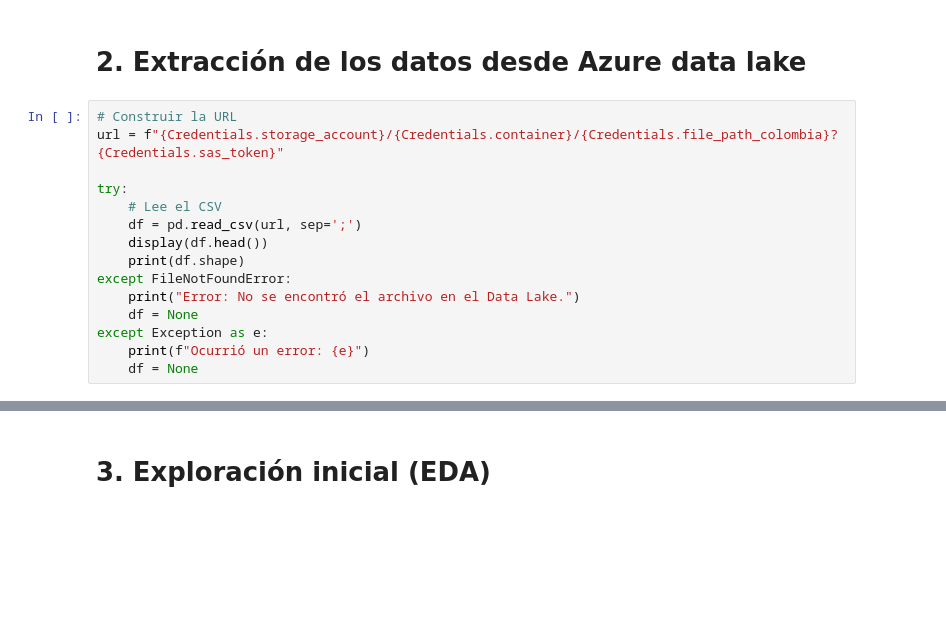
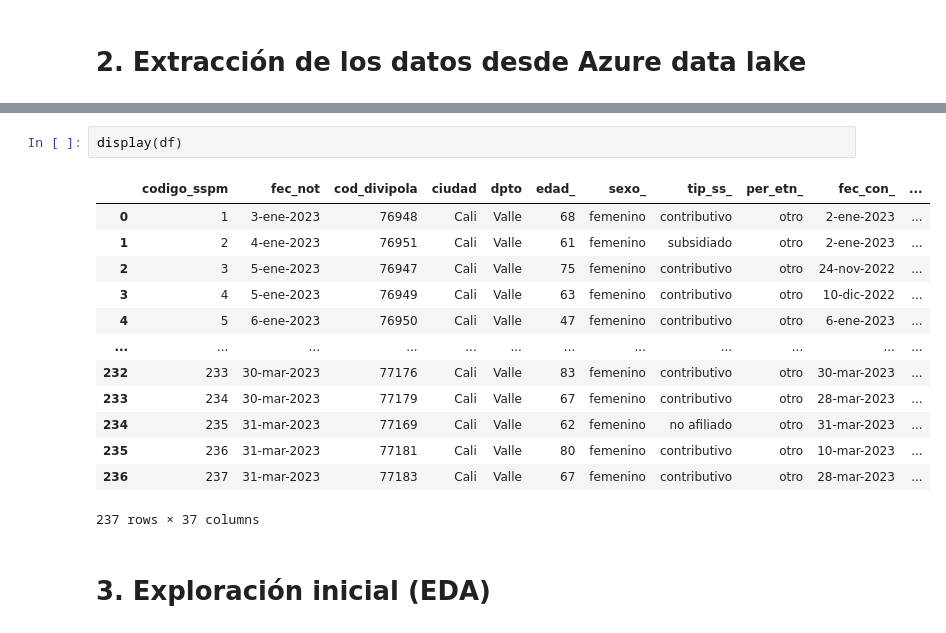
Before and after one commit to jonathandzrtg/Breast_Cancer, a Jupyter notebook: ETL_Colombia.ipynb, the cells around one changed output, grey strips where cells are left out. Drawn from its saved outputs; the diff is of its cells as text; blank space fills up the shorter version.

```diff
--- a/ETL_Colombia.ipynb
+++ b/ETL_Colombia.ipynb
@@ -25,17 +63,2 @@ import Credentials
 # %% [markdown]
 # 2. Extracción de los datos desde Azure data lake
-# %%
-# Construir la URL
-url = f"{Credentials.storage_account}/{Credentials.container}/{Credentials.file_path_colombia}?{Credentials.sas_token}"
-
-try:
-    # Lee el CSV
-    df = pd.read_csv(url, sep=';')
-    display(df.head())
-    print(df.shape)
-except FileNotFoundError:
-    print("Error: No se encontró el archivo en el Data Lake.")
-    df = None
-except Exception as e:
-    print(f"Ocurrió un error: {e}")
-    df = None
@@ -50,2 +96,18 @@ except Exception as e:
+# %%
+display(df)
+# %% [output]
+|  | codigo_sspm | fec_not | cod_divipola | ciudad | dpto | edad_ | sexo_ | tip_ss_ | per_etn_ | fec_con_ | ... |
+| 0 | 1 | 3-ene-2023 | 76948 | Cali | Valle | 68 | femenino | contributivo | otro | 2-ene-2023 | ... |
+| 1 | 2 | 4-ene-2023 | 76951 | Cali | Valle | 61 | femenino | subsidiado | otro | 2-ene-2023 | ... |
+| 2 | 3 | 5-ene-2023 | 76947 | Cali | Valle | 75 | femenino | contributivo | otro | 24-nov-2022 | ... |
+| 3 | 4 | 5-ene-2023 | 76949 | Cali | Valle | 63 | femenino | contributivo | otro | 10-dic-2022 | ... |
+| 4 | 5 | 6-ene-2023 | 76950 | Cali | Valle | 47 | femenino | contributivo | otro | 6-ene-2023 | ... |
+| ... | ... | ... | ... | ... | ... | ... | ... | ... | ... | ... | ... |
+| 232 | 233 | 30-mar-2023 | 77176 | Cali | Valle | 83 | femenino | contributivo | otro | 30-mar-2023 | ... |
+| 233 | 234 | 30-mar-2023 | 77179 | Cali | Valle | 67 | femenino | contributivo | otro | 28-mar-2023 | ... |
+| 234 | 235 | 31-mar-2023 | 77169 | Cali | Valle | 62 | femenino | no afiliado | otro | 31-mar-2023 | ... |
+| 235 | 236 | 31-mar-2023 | 77181 | Cali | Valle | 80 | femenino | contributivo | otro | 10-mar-2023 | ... |
+| 236 | 237 | 31-mar-2023 | 77183 | Cali | Valle | 67 | femenino | contributivo | otro | 28-mar-2023 | ... |
+237 rows × 37 columns
 # %% [markdown]
 # 3. Exploración inicial (EDA)
```
Also changed, not shown: parts of 14 cells of this notebook, 2 other files.
